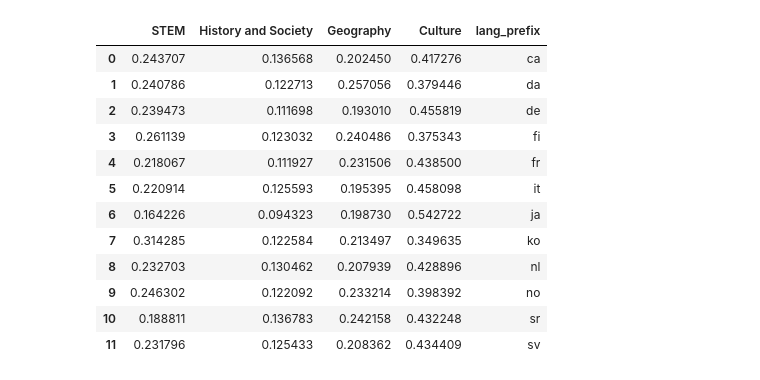
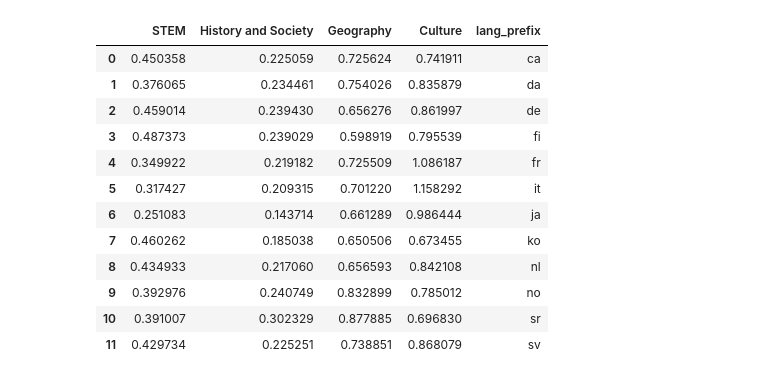
Before and after one commit to epfl-ada/ada-2023-project-rablashijupa, a Jupyter notebook: Step 2.ipynb, the cells around one changed output. Drawn from its saved outputs; the diff is of its cells as text; code cells hidden in the pictures.

```diff
--- a/Step 2.ipynb
+++ b/Step 2.ipynb
@@ -8,8 +8,10 @@ from sklearn.metrics import silhouette_score
 import matplotlib.pyplot as plt
 from sklearn.cluster import KMeans
 # %%
+# Import the datasets that we need
 df_timeseries = pd.read_csv('data/df_timeseries.csv')
 df_interventions = pd.read_csv('data/interventions.csv')
+agg = pd.read_json("data/aggregated_timeseries.json.gz")
 # %%
 display(df_interventions)
 # %% [output]
@@ -329,16 +31,0 @@ display(df_timeseries_bef)
-# %%
-df_timeseries_aft['lang_prefix'] = df_timeseries_aft['language'].str[:2]
-
-df_timeseries_aft = df_timeseries_aft.groupby(['lang_prefix'], as_index=False).agg({
-    **{topic: 'sum' for topic in df_timeseries_aft.columns if topic not in ['lang_prefix']},
-})
-
-df_timeseries_aft.drop('language', axis=1, inplace=True)
-
-# Normalize by dividing each cell by the total number of pageviews for this language (all topics included)
-for topic in df_timeseries_aft.columns[1:]:
-    df_timeseries_aft[topic] = df_timeseries_aft[topic] / df_timeseries_aft['total_pageviews']
-
-df_timeseries_aft = df_timeseries_aft.drop('total_pageviews', axis=1)
-
-display(df_timeseries_aft)
@@ -359,0 +213,12 @@ display(df_timeseries_aft)
+# %%
+duplicates_A = pre_covid_df[pre_covid_df.duplicated(subset=['language', 'topic'], keep=False)]
+pre_covid_df_agg = pre_covid_df.groupby(['language', 'topic']).median().reset_index()
+df_topics_before = pre_covid_df_agg.pivot(index='language', columns='topic', values='proportion').reset_index()
+duplicates_B = covid_df[covid_df.duplicated(subset=['language', 'topic'], keep=False)]
+covid_df_agg = covid_df.groupby(['language', 'topic']).median().reset_index()
+df_topics_during = covid_df_agg.pivot(index='language', columns='topic', values='proportion').reset_index()
+
+df_topics_during.rename(columns = {'language' : 'lang_prefix'}, inplace = True)
+df_topics_before.rename(columns = {'language' : 'lang_prefix'}, inplace = True)
+display(df_topics_before)
+display(df_topics_during)
@@ -366,47 +314,47 @@ topic_mapping = {
                             'History and Society.History', 'History and Society.Military and warfare',
                             'History and Society.Politics and government', 'History and Society.Society',
                             'History and Society.Transportation'],
     'Geography': ['Geography.Geographical', 'Geography.Regions.Africa.Africa*',
                   'Geography.Regions.Africa.Central Africa', 'Geography.Regions.Africa.Eastern Africa',
                   'Geography.Regions.Africa.Northern Africa', 'Geography.Regions.Africa.Southern Africa',
                   'Geography.Regions.Africa.Western Africa', 'Geography.Regions.Americas.Central America',
                   'Geography.Regions.Americas.North America', 'Geography.Regions.Americas.South America',
                   'Geography.Regions.Asia.Asia*', 'Geography.Regions.Asia.Central Asia',
                   'Geography.Regions.Asia.East Asia', 'Geography.Regions.Asia.North Asia',
                   'Geography.Regions.Asia.South Asia', 'Geography.Regions.Asia.Southeast Asia',
                   'Geography.Regions.Asia.West Asia', 'Geography.Regions.Europe.Eastern Europe',
                   'Geography.Regions.Europe.Europe*', 'Geography.Regions.Europe.Northern Europe',
                   'Geography.Regions.Europe.Southern Europe', 'Geography.Regions.Europe.Western Europe',
                   'Geography.Regions.Oceania'],
     'Culture': ['Culture.Biography.Biography*', 'Culture.Biography.Women', 'Culture.Food and drink',
                 'Culture.Internet culture', 'Culture.Linguistics', 'Culture.Literature', 'Culture.Media.Books',
                 'Culture.Media.Entertainment', 'Culture.Media.Films', 'Culture.Media.Media*', 'Culture.Media.Music',
                 'Culture.Media.Radio', 'Culture.Media.Software', 'Culture.Media.Television', 'Culture.Media.Video games',
                 'Culture.Performing arts', 'Culture.Philosophy and religion', 'Culture.Sports',
                 'Culture.Visual arts.Architecture', 'Culture.Visual arts.Comics and Anime', 'Culture.Visual arts.Fashion',
                 'Culture.Visual arts.Visual arts*']
 }
 
 mapped_timeseries_df_aft = pd.DataFrame(columns=['STEM', 'History and Society', 'Geography', 'Culture'])
 for category, sub_topics in topic_mapping.items():
-    mapped_timeseries_df_aft[category] = df_timeseries_aft[sub_topics].sum(axis=1)
-mapped_timeseries_df_aft['lang_prefix'] = df_timeseries_aft['lang_prefix']
+    mapped_timeseries_df_aft[category] = df_topics_during[sub_topics].sum(axis=1)
+mapped_timeseries_df_aft['lang_prefix'] = df_topics_during['lang_prefix']
 
 display(mapped_timeseries_df_aft)
 # %% [output]
 |  | STEM | History and Society | Geography | Culture | lang_prefix |
-| 0 | 0.243707 | 0.136568 | 0.202450 | 0.417276 | ca |
-| 1 | 0.240786 | 0.122713 | 0.257056 | 0.379446 | da |
-| 2 | 0.239473 | 0.111698 | 0.193010 | 0.455819 | de |
-| 3 | 0.261139 | 0.123032 | 0.240486 | 0.375343 | fi |
-| 4 | 0.218067 | 0.111927 | 0.231506 | 0.438500 | fr |
-| 5 | 0.220914 | 0.125593 | 0.195395 | 0.458098 | it |
-| 6 | 0.164226 | 0.094323 | 0.198730 | 0.542722 | ja |
-| 7 | 0.314285 | 0.122584 | 0.213497 | 0.349635 | ko |
-| 8 | 0.232703 | 0.130462 | 0.207939 | 0.428896 | nl |
-| 9 | 0.246302 | 0.122092 | 0.233214 | 0.398392 | no |
-| 10 | 0.188811 | 0.136783 | 0.242158 | 0.432248 | sr |
-| 11 | 0.231796 | 0.125433 | 0.208362 | 0.434409 | sv |
+| 0 | 0.450358 | 0.225059 | 0.725624 | 0.741911 | ca |
+| 1 | 0.376065 | 0.234461 | 0.754026 | 0.835879 | da |
+| 2 | 0.459014 | 0.239430 | 0.656276 | 0.861997 | de |
+| 3 | 0.487373 | 0.239029 | 0.598919 | 0.795539 | fi |
+| 4 | 0.349922 | 0.219182 | 0.725509 | 1.086187 | fr |
+| 5 | 0.317427 | 0.209315 | 0.701220 | 1.158292 | it |
+| 6 | 0.251083 | 0.143714 | 0.661289 | 0.986444 | ja |
+| 7 | 0.460262 | 0.185038 | 0.650506 | 0.673455 | ko |
+| 8 | 0.434933 | 0.217060 | 0.656593 | 0.842108 | nl |
+| 9 | 0.392976 | 0.240749 | 0.832899 | 0.785012 | no |
+| 10 | 0.391007 | 0.302329 | 0.877885 | 0.696830 | sr |
+| 11 | 0.429734 | 0.225251 | 0.738851 | 0.868079 | sv |
 # %%
 mapped_timeseries_df_bef = pd.DataFrame(columns=['STEM', 'History and Society', 'Geography', 'Culture'])
 for category, sub_topics in topic_mapping.items():
```
Also changed, not shown: parts of 29 cells of this notebook.
